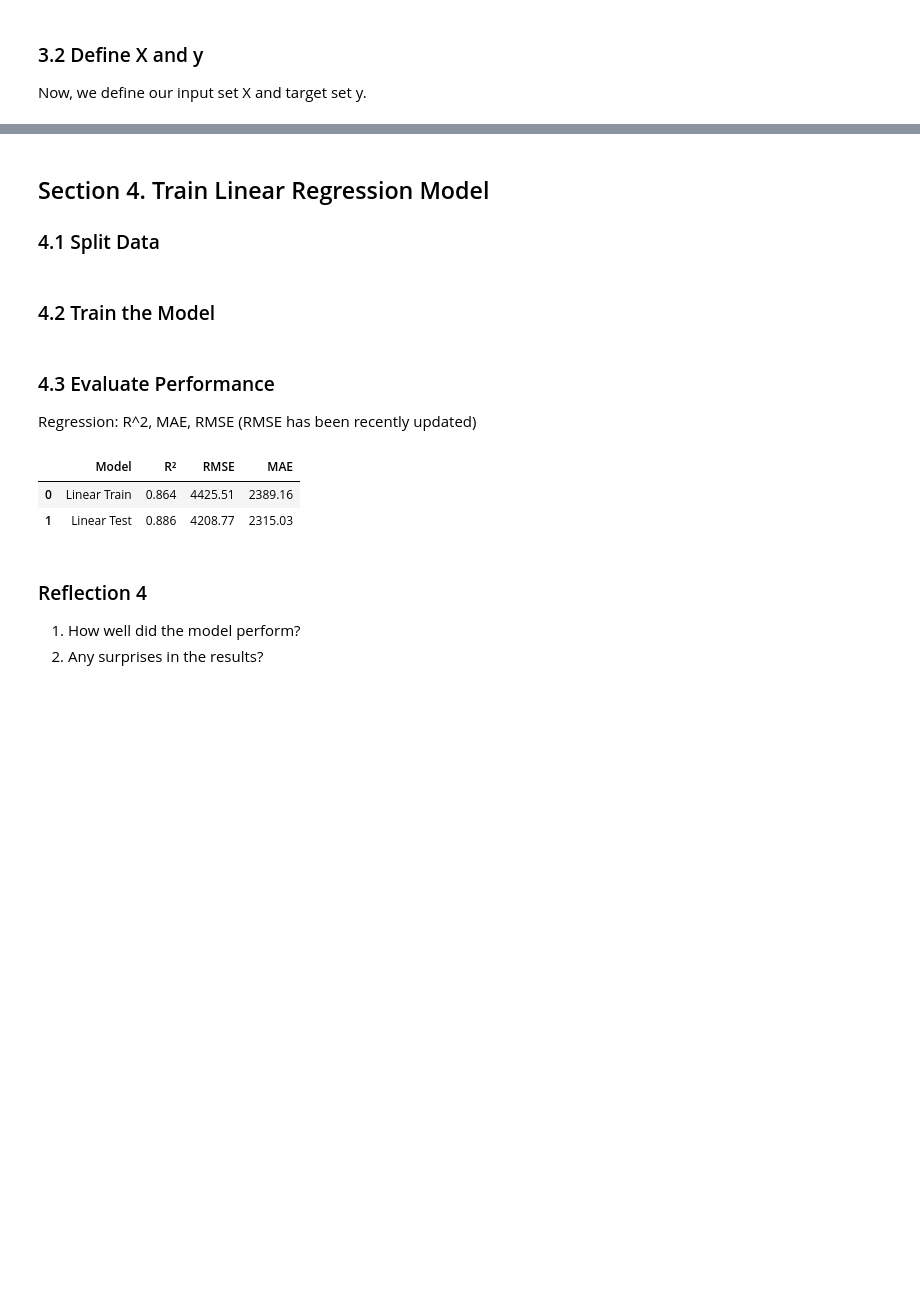
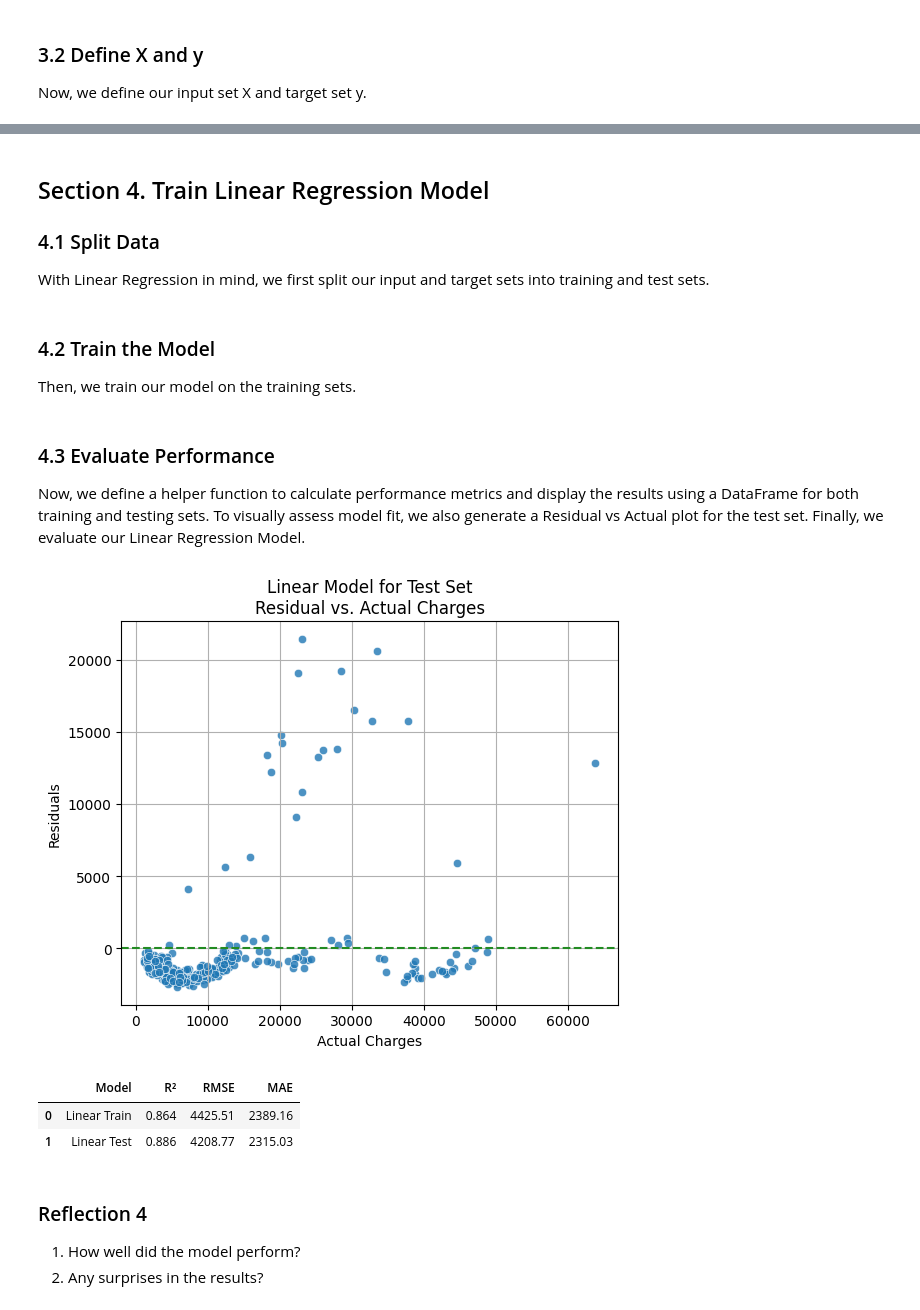
Before and after one commit to JfromNWMS/ml_regression_jordan, a Jupyter notebook: regression_jordan.ipynb, the cells around one changed output, grey strips where cells are left out. Drawn from its saved outputs; the diff is of its cells as text; code cells hidden in the pictures; blank space fills up the shorter version.

```diff
--- a/regression_jordan.ipynb
+++ b/regression_jordan.ipynb
@@ -173,8 +173,7 @@ for ax, col in zip(axes.flatten(), ["age", "bmi", "children", "charges"], strict
                            "markerfacecolor":"skyblue",
                            "markeredgecolor":"dimgray",
                            "markersize":"6"})
-    ax.set_title("BMI" if col == "bmi" else col.title())
-    ax.set_ylabel("BMI" if col == "bmi" else col.title())
+    ax.set(title="BMI" if col == "bmi" else col.title(), ylabel="BMI" if col == "bmi" else col.title())
 
 fig.suptitle("Box Plots for Numerical Features")
 plt.tight_layout()
@@ -190,8 +189,7 @@ fig, axes = plt.subplots(1, 3, figsize=(12, 4))
 
 for ax, col in zip(axes, ["sex", "smoker", "region"], strict=True):
     sns.countplot(x=col, data=insurance_df, ax=ax, hue=col, palette="Blues_d")
-    ax.set_title(f"Distribution of {col.title()}")
-    ax.set_xlabel(f"{col.capitalize()}")
+    ax.set(title=f"Distribution of {col.title()}", xlabel=f"{col.title()}")
 
 fig.suptitle("Count Plots of Categorical Features")
 plt.tight_layout()
@@ -208,9 +206,7 @@ fig, axes = plt.subplots(1, 3, figsize=(12, 4))
 for ax, col in zip(axes, ["sex", "smoker", "region"], strict=True):
 
     sns.barplot(x=col, y="charges", data=insurance_df, ax=ax, hue=col, palette="Blues_d", errorbar=None)
-    ax.set_title(f"Average Charges per {col.capitalize()}")
-    ax.set_ylabel("Average Charges")
-    ax.set_xlabel(f"{col.capitalize()}")
+    ax.set(title=f"Average Charges per {col.title()}", ylabel="Average Charges", xlabel=f"{col.title()}")
 
 fig.suptitle("Average Insurance Charges by Categorical Feature")
 plt.tight_layout()
@@ -283,41 +269,63 @@ y = insurance_df["charges"]
 ## Section 4. Train Linear Regression Model
 
 ### 4.1 Split Data
+
+With Linear Regression in mind, we first split our input and target sets into training and test sets.
 # %%
 X_train, X_test, y_train, y_test = train_test_split(X, y, test_size=0.2, random_state = 42)
 # %% [markdown]
 ### 4.2 Train the Model
+
+Then, we train our model on the training sets.
 # %%
 linear_model = LinearRegression().fit(X_train, y_train)
 # %% [markdown]
 ### 4.3 Evaluate Performance
 
-Regression: R^2, MAE, RMSE (RMSE has been recently updated)
+Now, we define a helper function to calculate performance metrics and display the results using a DataFrame for both training and testing sets.  To visually assess model fit, we also generate a Residual vs Actual plot for the test set.  Finally, we evaluate our Linear Regression Model.
 # %%
-def evaluate_model(name, model):  # noqa: D103
+def evaluate_model(name_model):  # noqa: D103
     results = []
+    num_plots = len(name_model)
+    fig, axes = plt.subplots(1, num_plots, figsize=(6*num_plots, 5))
 
-    for tt, (X_tt, y_tt) in zip((" Train", " Test"), ((X_train, y_train), (X_test, y_test)), strict=True):  # noqa: N806
+    for i, (name, model) in enumerate(name_model):
 
-        y_pred = model.predict(X_tt)
-        r_sqr = round(r2_score(y_tt, y_pred), 3)
-        rmse = round(root_mean_squared_error(y_tt, y_pred), 2)
-        mae = round(mean_absolute_error(y_tt, y_pred), 2)
-        results.append(
-            {
-                "Model": name + tt,
-                "R²": r_sqr,
-                "RMSE": rmse,
-                "MAE": mae
-            }
-        )
-        results_all.append(results[-1])
+        for tt, (X_tt, y_tt) in zip(("Train", "Test"), ((X_train, y_train), (X_test, y_test)), strict=True):  # noqa: N806
 
+            y_pred = model.predict(X_tt)
+            r_sqr = round(r2_score(y_tt, y_pred), 3)
+            rmse = round(root_mean_squared_error(y_tt, y_pred), 2)
+            mae = round(mean_absolute_error(y_tt, y_pred), 2)
+            results.append(
+                {
+                    "Model": name + " " + tt,
+                    "R²": r_sqr,
+                    "RMSE": rmse,
+                    "MAE": mae
+                }
+            )
+            results_all.append(results[-1])
+
+            if tt == "Test":
+
+                ax = axes[i] if num_plots > 1 else axes
+                residuals = y_tt - y_pred
+                sns.scatterplot(x=y_tt, y=residuals, alpha=0.8, ax=ax)
+                ax.axhline(y=0, color="forestgreen", linestyle="--")
+                ax.set(title=f"{name} Model for Test Set\nResidual vs. Actual Charges",
+                          ylabel="Residuals", xlabel="Actual Charges")
+                ax.grid(True)
+
+    plt.tight_layout()
+    plt.show()
     return pd.DataFrame(results)
 
 results_all = []
-evaluate_model("Linear", linear_model)
+
+evaluate_model([("Linear", linear_model)])
 # %% [output]
+[figure, added]
 |  | Model | R² | RMSE | MAE |
 | 0 | Linear Train | 0.864 | 4425.51 | 2389.16 |
 | 1 | Linear Test | 0.886 | 4208.77 | 2315.03 |
```
Also changed, not shown: parts of 6 cells of this notebook.
